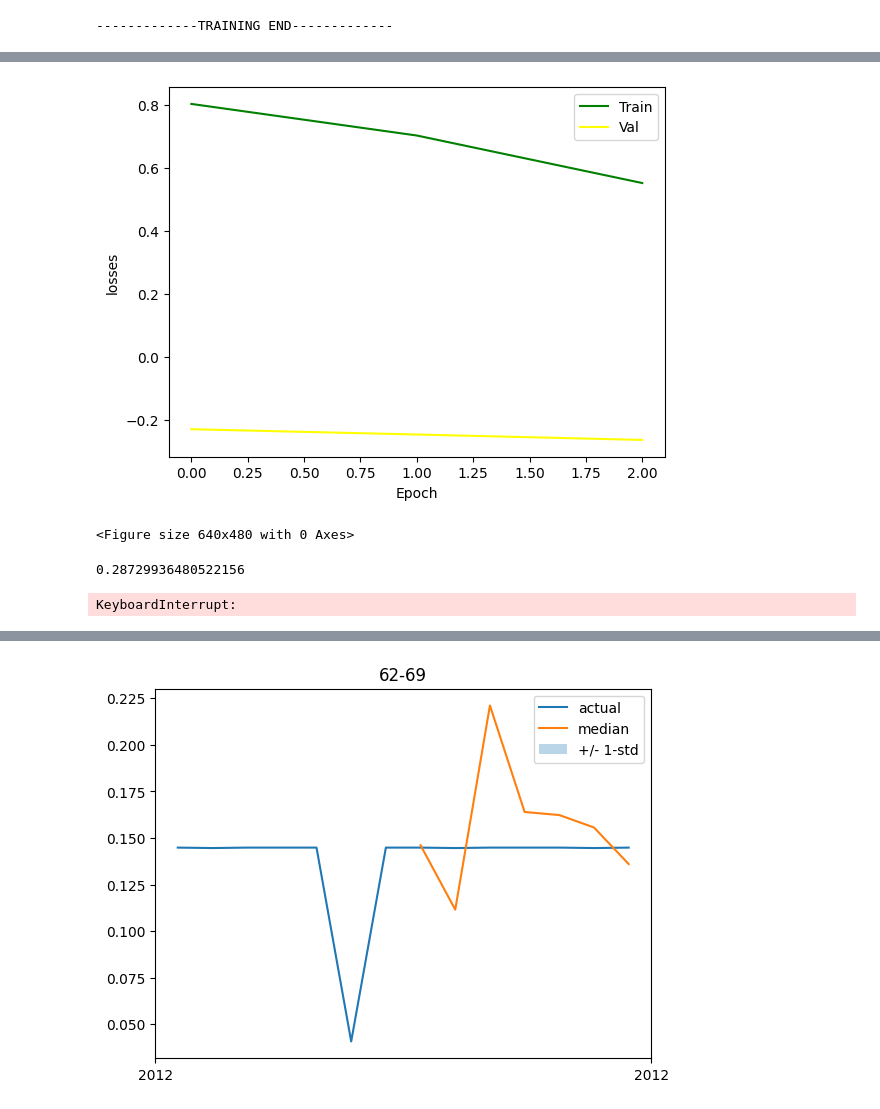
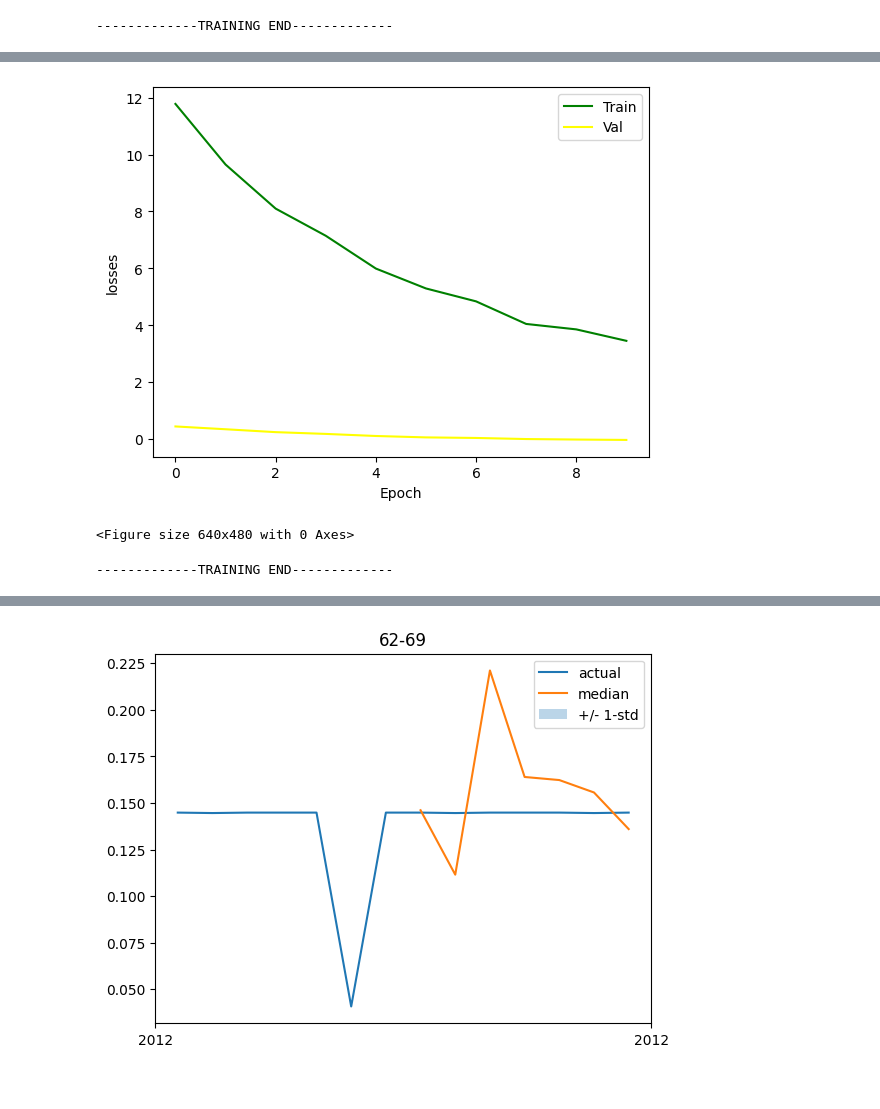
Before and after one commit to DenardYap/time-series-forecasting, a Jupyter notebook: src/playground/transformer_playground_electric.ipynb, the cells around one changed output, grey strips where cells are left out. Drawn from its saved outputs; the diff is of its cells as text; code cells hidden in the pictures.

```diff
--- a/src/playground/transformer_playground_electric.ipynb
+++ b/src/playground/transformer_playground_electric.ipynb
@@ -775,10 +794,10 @@ def train(model, train_data_loader, val_data_loader,
         plt.show()
         # log the corresponding losses at each epochs
         with open(path_prefix + "log.txt", "a") as f:
-            f.write(f"Epoch {str(ep + 10)} | Train Loss : {str(train_losses[-1])} | Val Loss : {str(val_losses[-1])}\n")
+            f.write(f"Epoch {str(ep)} | Train Loss : {str(train_losses[-1])} | Val Loss : {str(val_losses[-1])}\n")
 
         # Save the model's state at each ep
-        PATH = path_prefix + "state/" + str(ep + 10)
+        PATH = path_prefix + "state/" + str(ep)
         torch.save(model.state_dict(), PATH)
 
     # Log the best results
@@ -1010,39 +1029,38 @@ best_val_weight_decay = None
 best_val_el = None
 best_val_dl = None
 best_val_d = None
 best_val_epoch = None
 best_val_loss  = float("infinity")
 
-numOfSearch = 10
+numOfSearch = 5
 parameter_pairs = getParameterPairs(numOfSearch)
 for lr, weight_decay, el, dl, d in parameter_pairs:
     model = AutoformerForPrediction(getAutoformerConfig(el, dl, d))
-    AUTOFORMER_PATH = f"saved_models/autoformer/{str(lr)}-{str(weight_decay)}-{str(el)}-{str(dl)}-{str(d)}/"
+    AUTOFORMER_PATH = f"saved_models/electric/autoformer/{str(lr)}-{str(weight_decay)}-{str(el)}-{str(dl)}-{str(d)}/"
     model, cur_best_train_score, cur_best_train_epoch, cur_best_val_score, cur_best_val_epoch =\
         train(model, train_dataloader, val_dataloader1, 10, lr, weight_decay, el, dl, d, AUTOFORMER_PATH)
 
     if cur_best_train_score < best_train_loss:
         best_train_loss = cur_best_train_score
         best_train_epoch = cur_best_train_epoch
         best_train_lr = lr
         best_train_weight_decay = weight_decay
         best_train_el = el
         best_train_dl = dl
         best_train_d = d
 
     if cur_best_val_score < best_val_loss:
         best_val_loss = cur_best_val_score
         best_val_epoch = cur_best_val_epoch
         best_val_lr = lr
         best_val_weight_decay = weight_decay
         best_val_el = el
         best_val_dl = dl
         best_val_d = d
 # %% [output]
-[figure, old version]
+[figure, new version]
 <Figure size 640x480 with 0 Axes>
-0.28729936480522156
+-------------TRAINING END-------------
-KeyboardInterrupt:
 # %%
 print(f"Out of {numOfSearch} loop, \
     the best training loss is {best_train_loss} at Epoch {best_train_epoch}, with lr:{best_train_lr} \
```
Also changed, not shown: parts of 20 cells of this notebook, 46 other files.
